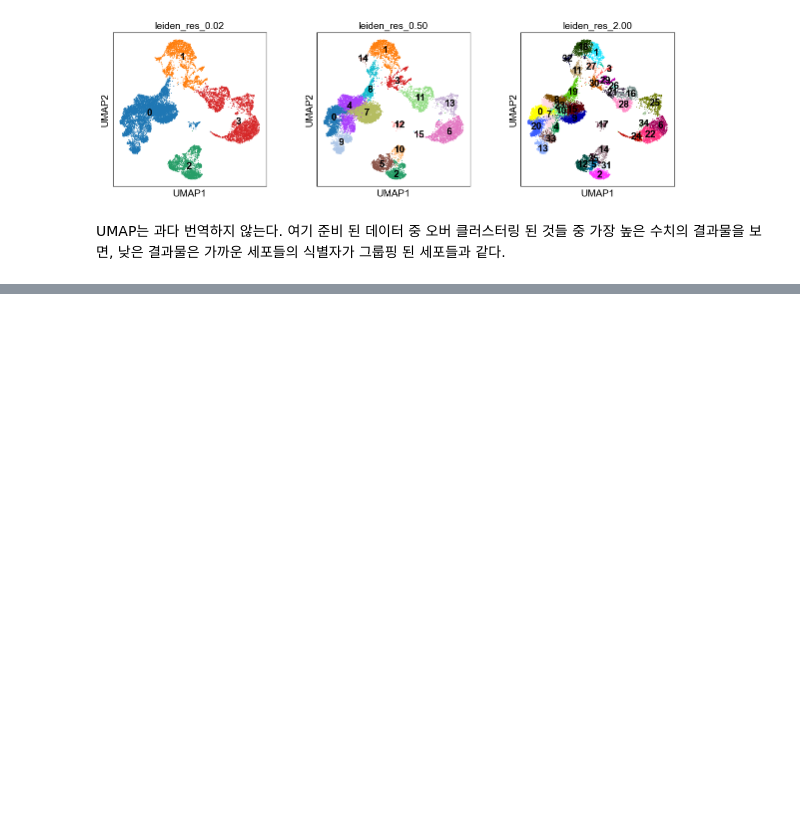
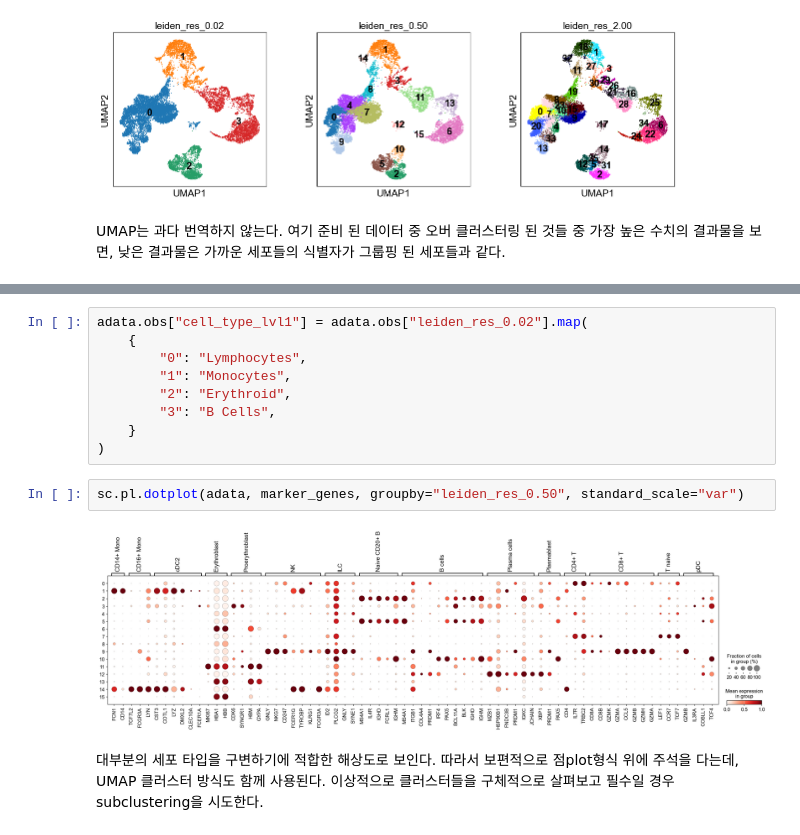
Before and after one commit to boeun02/scRNA-seq-Cancer-Immunology-Analysis, a Jupyter notebook: phase0_basics/01_pbmc_tutorial.ipynb, the cells around one changed output, grey strips where cells are left out. Saved outputs shown, nothing was run; the diff lists cells and outputs as text; blank space fills up the shorter version.

```diff
--- a/phase0_basics/01_pbmc_tutorial.ipynb
+++ b/phase0_basics/01_pbmc_tutorial.ipynb
@@ -343,0 +382,17 @@ Single Cell Best Practice 주석 챕터에 연결되어있다.
+# %%
+adata.obs["cell_type_lvl1"] = adata.obs["leiden_res_0.02"].map(
+    {
+        "0": "Lymphocytes",
+        "1": "Monocytes",
+        "2": "Erythroid",
+        "3": "B Cells",
+    }
+)
+# %%
+sc.pl.dotplot(adata, marker_genes, groupby="leiden_res_0.50", standard_scale="var")
+# %% [output]
+[figure, added]
+# %% [markdown]
+대부분의 세포 타입을 구변하기에 적합한 해상도로 보인다.
+따라서 보편적으로 점plot형식 위에 주석을 다는데, UMAP 클러스터 방식도 함께 사용된다.
+이상적으로 클러스터들을 구체적으로 살펴보고 필수일 경우 subclustering을 시도한다.
```
Also changed, not shown: parts of 13 cells of this notebook, 1 other file.
